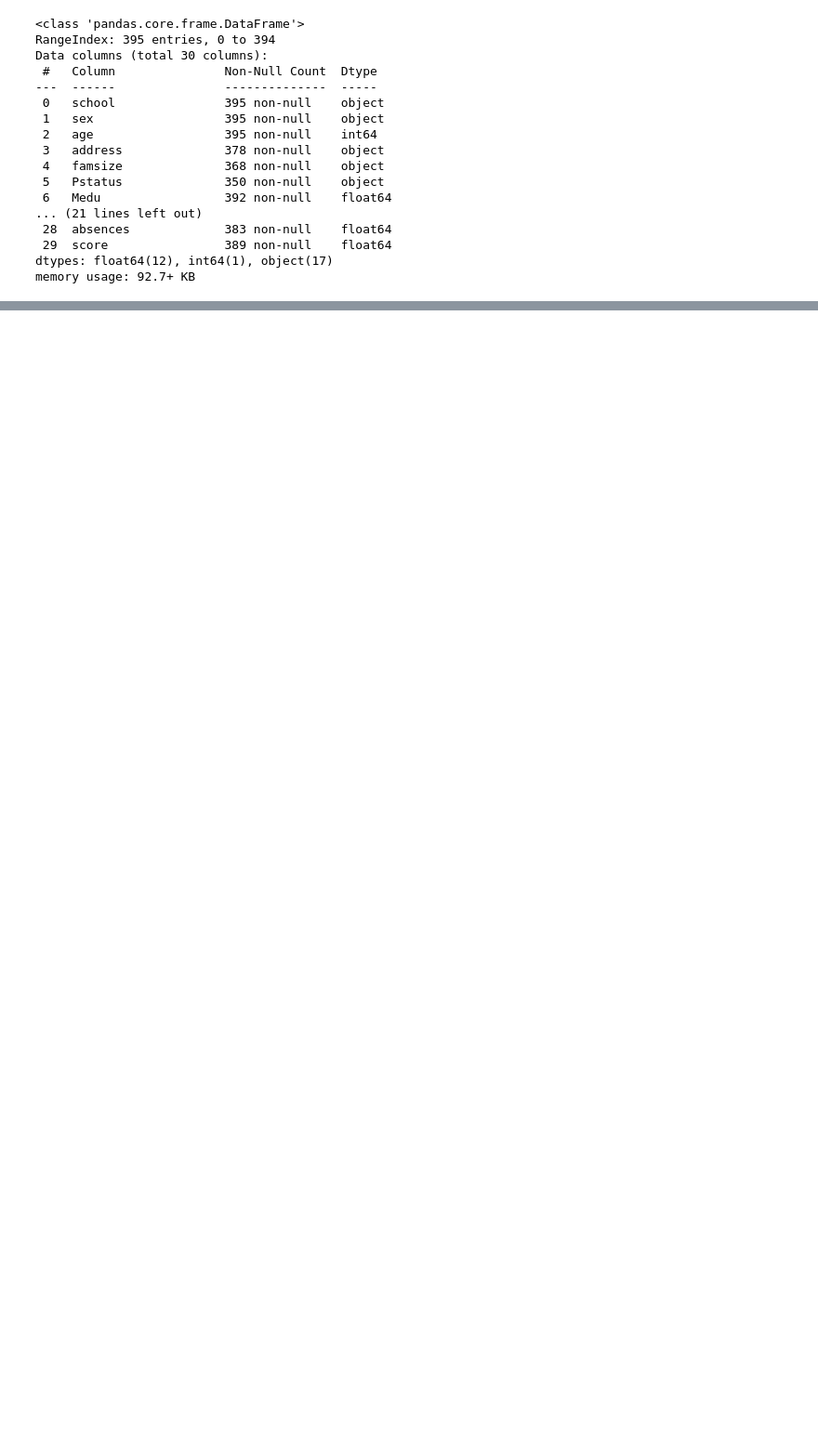
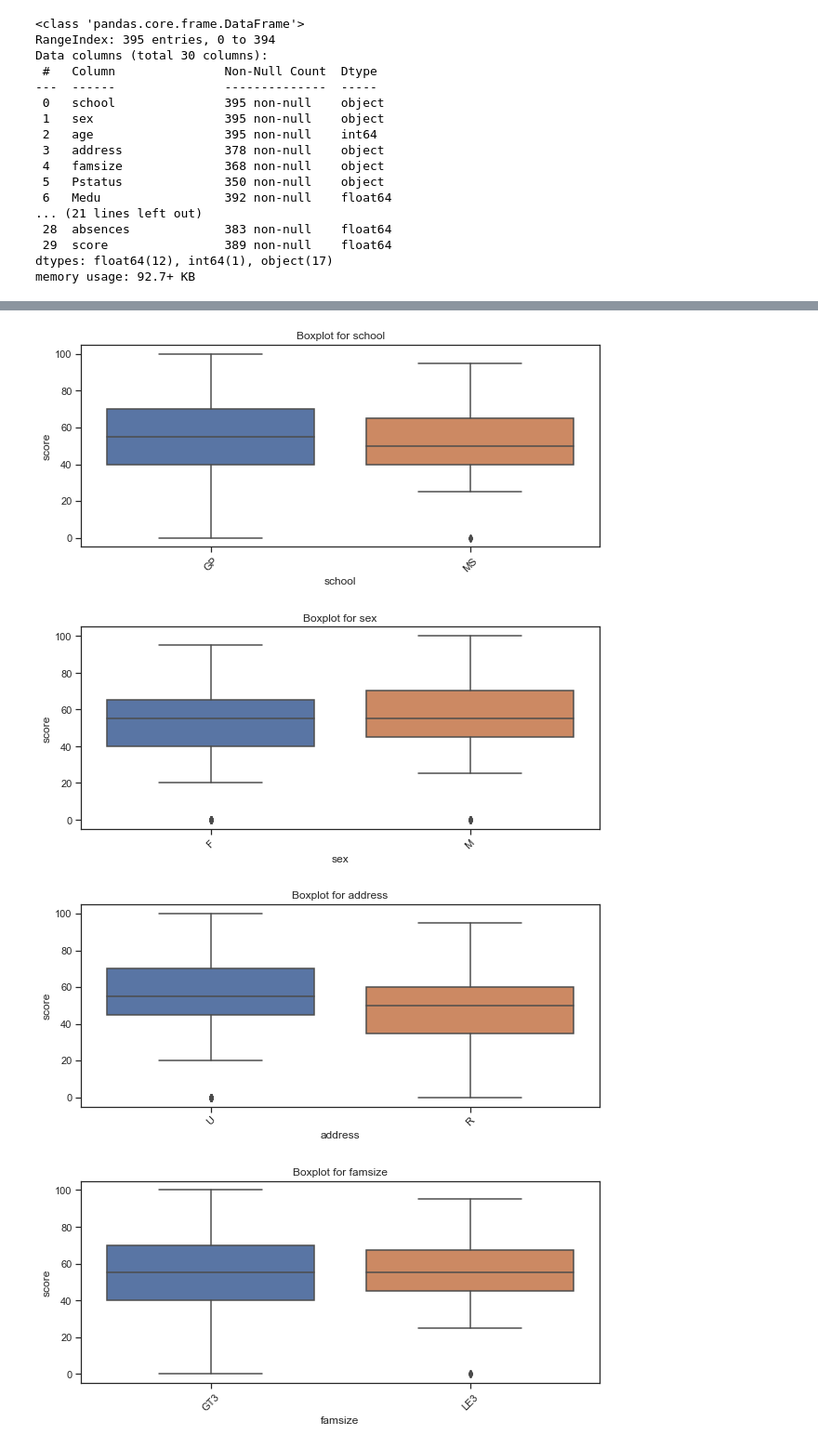
Before and after one commit to LemzarL/Skills, a Jupyter notebook: module2/project2.ipynb, the cells around one changed output, grey strips where cells are left out. Shown at 93% size. Drawn from its saved outputs; the diff is of its cells as text; code cells hidden in the pictures; blank space fills up the shorter version.

```diff
--- a/module2/project2.ipynb
+++ b/module2/project2.ipynb
@@ -40,0 +217,17 @@ memory usage: 92.7+ KB
+# %%
+#заполним пропуски Medu и Fedu
+df.Medu = df.Medu.where(df.Medu.notna(),df.Fedu)
+df.Fedu = df.Fedu.where(df.Fedu.notna(),df.Medu)
+# %%
+# для количественных признаков заполним медианой, а для качественных модой
+def fill_median(x):
+    return x.fillna(x.median(), inplace=True)
+
+def fill_mode(x):
+    return x.fillna(x.mode()[0], inplace=True)
+# %%
+for col in df.columns:
+    if col in nominative_columns:
+        fill_mode(df[col])
+    elif col in quantative_columns:
+        fill_median(df[col])
@@ -40,0 +236,18 @@ memory usage: 92.7+ KB
+# %%
+def get_boxplot(column):
+    fig, ax = plt.subplots(figsize=(10, 4))
+    sns.boxplot(x=column, y='score',
+                data=df.loc[df.loc[:, column].isin(
+                    df.loc[:, column].value_counts().index[:10])],
+                ax=ax)
+    plt.xticks(rotation=45)
+    ax.set_title('Boxplot for ' + column)
+    plt.show()
+# %%
+for col in nominative_columns:
+    get_boxplot(col)
+# %% [output]
+[figure, added]
+[figure, added]
+[figure, added]
+[figure, added]
```
Also changed, not shown: parts of 40 cells of this notebook, 5 other files.
